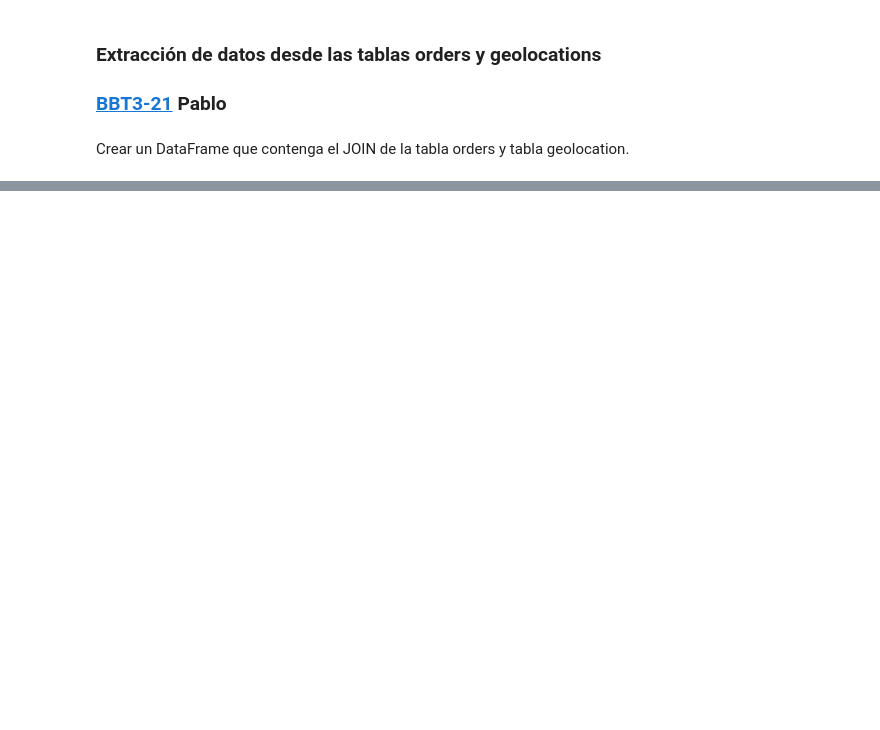
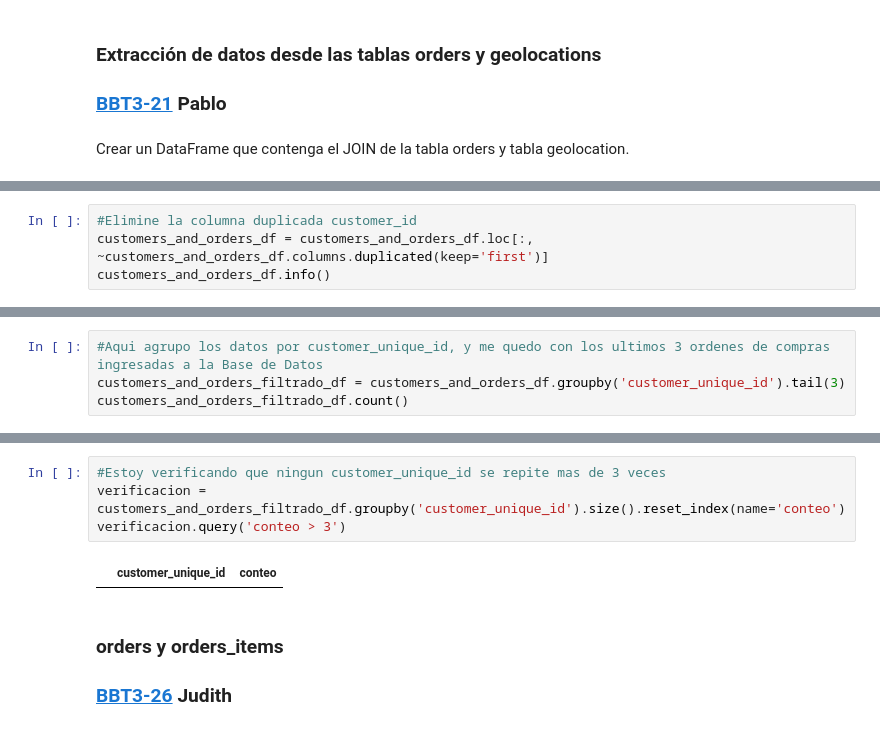
Before and after one commit to alkemyTech/BBVA-BDS-W1-T3, a Jupyter notebook: Caso_de_Negocio.ipynb, the cells around one changed output, grey strips where cells are left out. Cells and saved outputs as stored; diff of their text form; blank space fills up the shorter version.

```diff
--- a/Caso_de_Negocio.ipynb
+++ b/Caso_de_Negocio.ipynb
@@ -341,0 +326,4 @@ geolocation_orders_df.head(3)
+# %%
+#Elimine la columna duplicada customer_id
+customers_and_orders_df = customers_and_orders_df.loc[:, ~customers_and_orders_df.columns.duplicated(keep='first')]
+customers_and_orders_df.info()
@@ -341,0 +350,4 @@ geolocation_orders_df.head(3)
+# %%
+#Aqui agrupo los datos por customer_unique_id, y me quedo con los ultimos 3 ordenes de compras ingresadas a la Base de Datos
+customers_and_orders_filtrado_df = customers_and_orders_df.groupby('customer_unique_id').tail(3)
+customers_and_orders_filtrado_df.count()
@@ -341,0 +368,9 @@ geolocation_orders_df.head(3)
+# %%
+#Estoy verificando que ningun customer_unique_id se repite mas de 3 veces
+verificacion = customers_and_orders_filtrado_df.groupby('customer_unique_id').size().reset_index(name='conteo')
+verificacion.query('conteo > 3')
+# %% [output]
+|  | customer_unique_id | conteo |
+# %% [markdown]
+### orders y orders_items
+### [BBT3-26](https://alkemy-labs.atlassian.net/browse/BBT3-26) Judith
```
Also changed, not shown: parts of 19 cells of this notebook.
